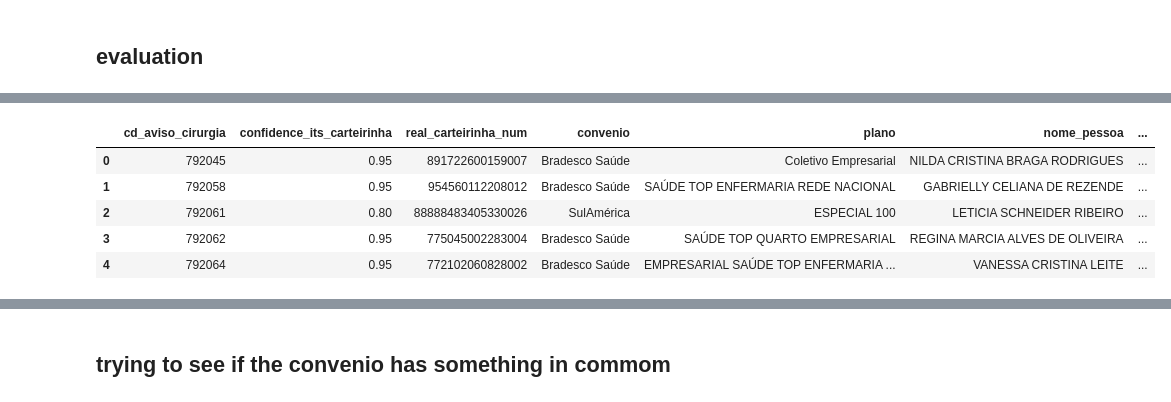
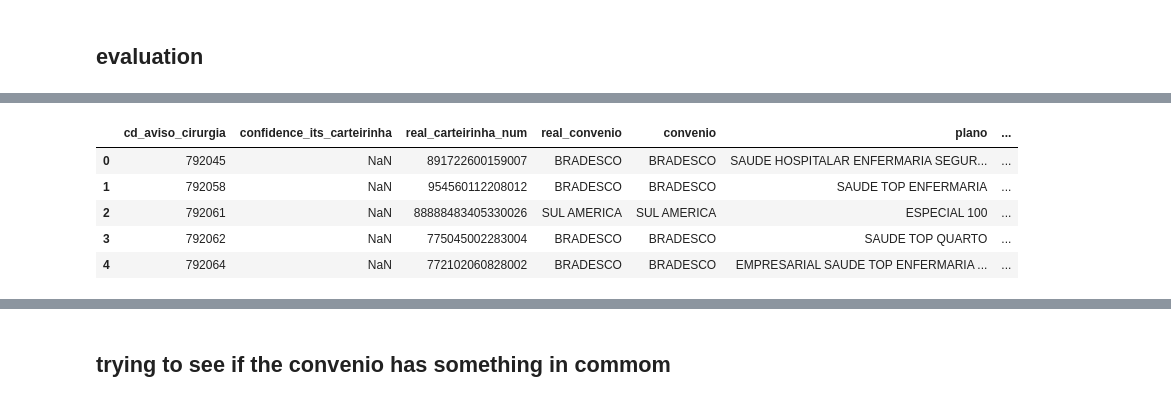
Before and after one commit to joao-thomaz-mle/carteirinha-api, a Jupyter notebook: POC/connect_db_extract.ipynb, the cells around one changed output, grey strips where cells are left out. Cells and saved outputs as stored; diff of their text form; code cells hidden in the pictures.

```diff
--- a/POC/connect_db_extract.ipynb
+++ b/POC/connect_db_extract.ipynb
@@ -1478,9 +1499,11 @@ matching_extractions
 # %%
+import pandas as pd
+df_results = pd.read_csv("df_results_v3.csv")
 df_results.head()
 # %% [output]
-|  | cd_aviso_cirurgia | confidence_its_carteirinha | real_carteirinha_num | convenio | plano | nome_pessoa | ... |
-| 0 | 792045 | 0.95 | 891722600159007 | Bradesco Saúde | Coletivo Empresarial | NILDA CRISTINA BRAGA RODRIGUES | ... |
-| 1 | 792058 | 0.95 | 954560112208012 | Bradesco Saúde | SAÚDE TOP ENFERMARIA REDE NACIONAL | GABRIELLY CELIANA DE REZENDE | ... |
-| 2 | 792061 | 0.80 | 88888483405330026 | SulAmérica | ESPECIAL 100 | LETICIA SCHNEIDER RIBEIRO | ... |
-| 3 | 792062 | 0.95 | 775045002283004 | Bradesco Saúde | SAÚDE TOP QUARTO EMPRESARIAL | REGINA MARCIA ALVES DE OLIVEIRA | ... |
-| 4 | 792064 | 0.95 | 772102060828002 | Bradesco Saúde | EMPRESARIAL SAÚDE TOP ENFERMARIA ... | VANESSA CRISTINA LEITE | ... |
+|  | cd_aviso_cirurgia | confidence_its_carteirinha | real_carteirinha_num | real_convenio | convenio | plano | ... |
+| 0 | 792045 | NaN | 891722600159007 | BRADESCO | BRADESCO | SAUDE HOSPITALAR ENFERMARIA SEGUR... | ... |
+| 1 | 792058 | NaN | 954560112208012 | BRADESCO | BRADESCO | SAUDE TOP ENFERMARIA | ... |
+| 2 | 792061 | NaN | 88888483405330026 | SUL AMERICA | SUL AMERICA | ESPECIAL 100 | ... |
+| 3 | 792062 | NaN | 775045002283004 | BRADESCO | BRADESCO | SAUDE TOP QUARTO | ... |
+| 4 | 792064 | NaN | 772102060828002 | BRADESCO | BRADESCO | EMPRESARIAL SAUDE TOP ENFERMARIA ... | ... |
```
Also changed, not shown: parts of 31 cells of this notebook, 5 other files.
